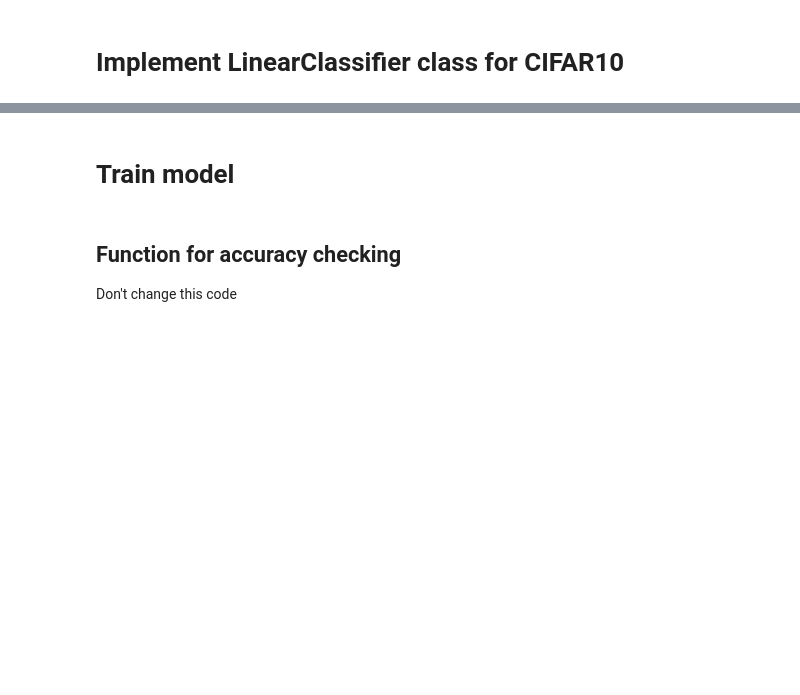
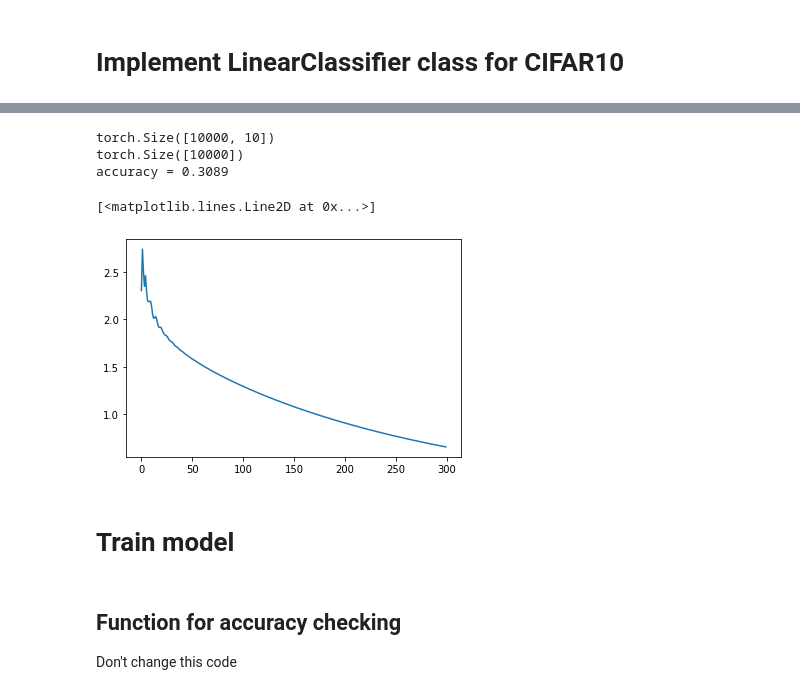
Before and after one commit to asminimulin/cv-course, a Jupyter notebook: 02-image-linear-classification/Linear_classifier.ipynb, the cells around one changed output, grey strips where cells are left out. Saved outputs shown, nothing was run; the diff lists cells and outputs as text; code cells hidden in the pictures; blank space fills up the shorter version.

```diff
--- a/02-image-linear-classification/Linear_classifier.ipynb
+++ b/02-image-linear-classification/Linear_classifier.ipynb
@@ -97,0 +202,32 @@ class LinearClassifier:
+# %%
+def add_ones_to_tensor(tensor: Tensor):
+  return torch.from_numpy(np.append(tensor.numpy(), np.ones((tensor.shape[0], 1), dtype=np.float32), axis=1))
+
+class LinearClassifier(torch.nn.Module):
+  def __init__(self, input_dim=3073, output_dim=10):
+    super(LinearClassifier, self).__init__()
+    self.linear = torch.nn.Linear(input_dim, output_dim)
+
+  def forward(self, x):
+    return self.linear(x)
+# %%
+model = LinearClassifier()
+criterion = torch.nn.CrossEntropyLoss()
+
+optimizer = torch.optim.Adam(model.parameters(), lr=0.25)
+
+all_loss = []
+
+for epoch in range(300):
+  print(f"Epoch: {epoch}")
+  for (images, classes) in train_loader:
+    images = add_ones_to_tensor(images.type(torch.float32) / (255))
+    output = model(images)
+
+    loss = criterion(output, classes.view(-1))
+    all_loss.append(loss.item())
+    loss.backward()
+
+    optimizer.step()
+    optimizer.zero_grad()
+    break
@@ -97,0 +252,18 @@ class LinearClassifier:
+# %%
+for images, labels in val_loader:
+  images = add_ones_to_tensor(images.type(torch.float32) / 255)
+  probabilities = model.forward(images)
+  print(probabilities.shape)
+  pred = torch.argmax(probabilities, dim=1)
+  print(pred.shape)
+  acc = (pred.numpy() == labels.numpy()).sum() / pred.shape[0]
+  print(f"accuracy = {acc}")
+# %% [output]
+torch.Size([10000, 10])
+torch.Size([10000])
+accuracy = 0.3089
+# %%
+plt.plot(all_loss)
+# %% [output]
+[<matplotlib.lines.Line2D at 0x...>]
+[figure, added]
```
Also changed, not shown: parts of 11 cells of this notebook.
